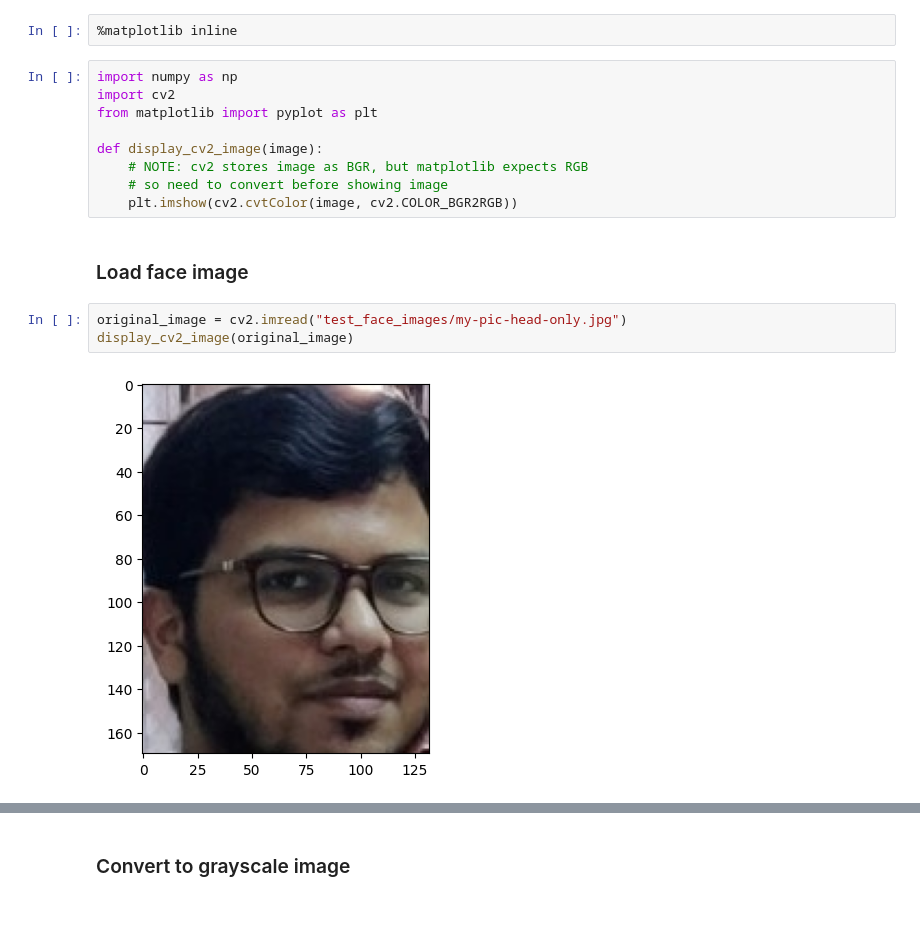
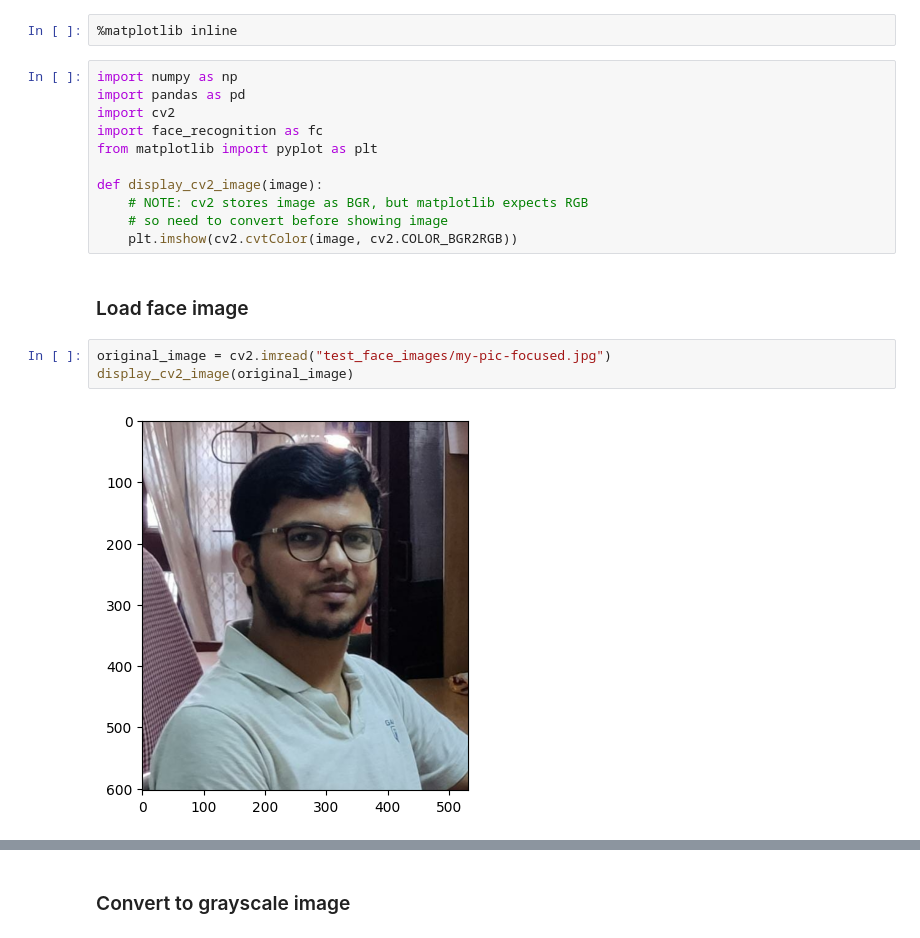
Before and after one commit to sohang3112/face_beard_highlight, a Jupyter notebook: prototype.ipynb, the cells around one changed output, grey strips where cells are left out. Drawn from its saved outputs; the diff is of its cells as text; blank space fills up the shorter version.

Commit message:
Only highlight in face

```diff
--- a/prototype.ipynb
+++ b/prototype.ipynb
@@ -2,7 +2,9 @@
 %matplotlib inline
 # %%
 import numpy as np
+import pandas as pd
 import cv2
+import face_recognition as fc
 from matplotlib import pyplot as plt
 
 def display_cv2_image(image):
@@ -12,7 +14,7 @@ def display_cv2_image(image):
 # %% [markdown]
 ### Load face image
 # %%
-original_image = cv2.imread("test_face_images/my-pic-head-only.jpg")
+original_image = cv2.imread("test_face_images/my-pic-focused.jpg")
 display_cv2_image(original_image)
 # %% [output]
-[figure, old version]
+[figure, new version]
```
Also changed, not shown: parts of 5 cells of this notebook, 4 other files.
